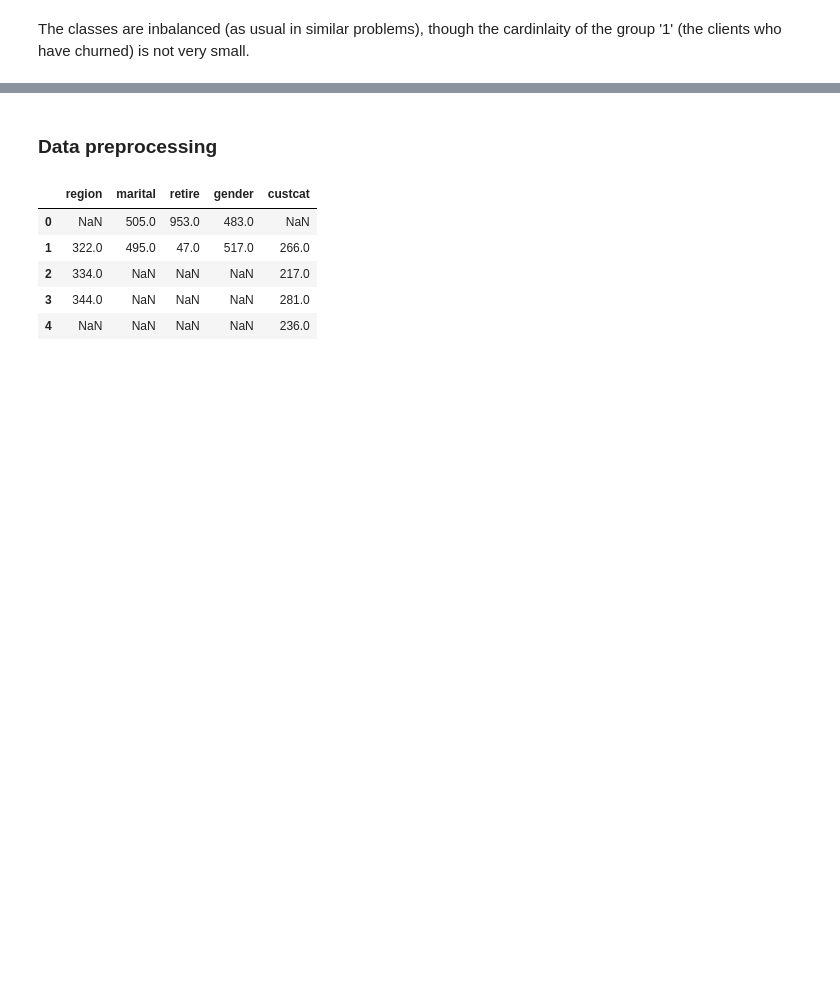
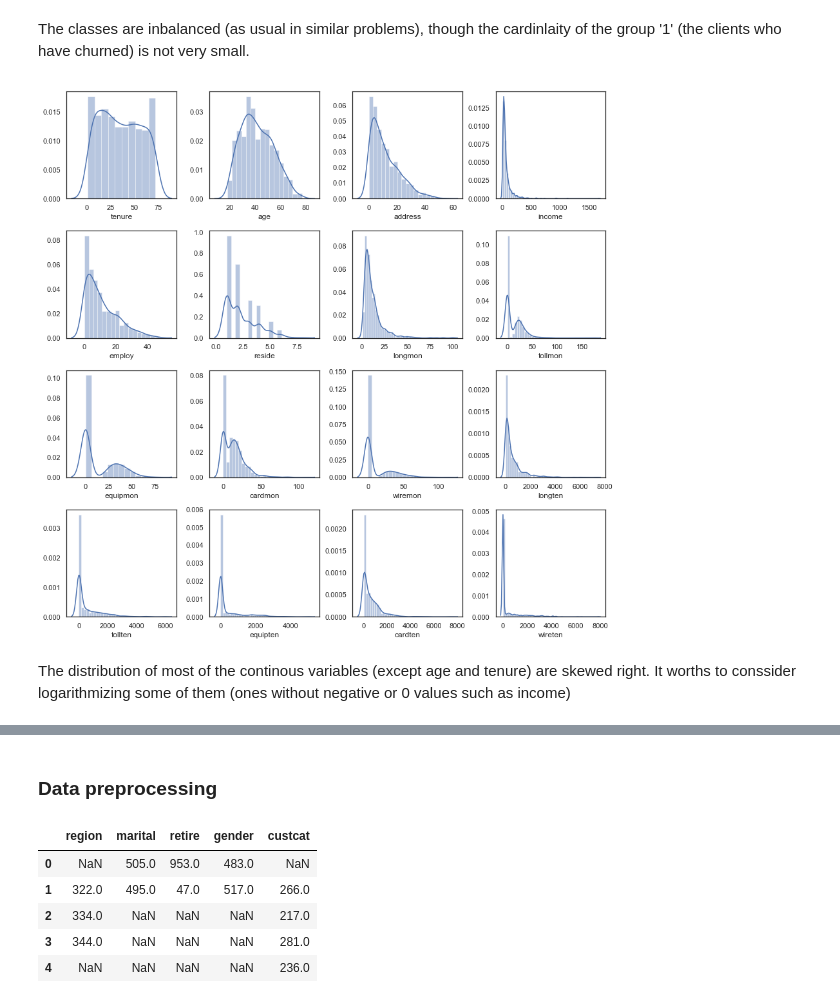
Before and after one commit to hollosy/telco_churn, a Jupyter notebook: Churn prediction.ipynb, the cells around one changed output, grey strips where cells are left out. Cells and saved outputs as stored; diff of their text form; code cells hidden in the pictures; blank space fills up the shorter version.

```diff
--- a/Churn prediction.ipynb
+++ b/Churn prediction.ipynb
@@ -76,2 +79,20 @@ sns.countplot(x = 'churn', data = data).set(xlabel = 'Churned', ylabel ='');
 # %% [markdown]
 The classes are inbalanced (as usual in similar problems), though the cardinlaity of the group '1' (the clients who have churned) is not very small.
+# %%
+# list of categorical vraiables
+all_cat = ['region', 'marital', 'retire', 'gender', 'custcat', 'tollfree', 'equip', 'callcard', 'wireless', 'multline', 'voice', 'pager', 'internet', 'callid', 'callwait', 'forward', 'confer', 'ebill', 'churn', 'ed']
+
+# data frame of numerical variables
+data_num = data.drop(all_cat, axis = 1)
+#sns.pairplot(data.drop(all_cat, axis = 1)) # pairplot is useful  however because of the number of numerical varaibales too difficult to read
+
+# histogram of all numerical variables
+fig, axes = plt.subplots(4, 4, figsize=(15, 15))
+plt.subplots_adjust(left=None, bottom=None, right=None, top=None, wspace=0.3, hspace=0.3)
+
+for i, ax in enumerate(axes.ravel()):
+    plot = sns.distplot(data_num.iloc[:,i], ax = ax)
+# %% [output]
+[figure, added]
+# %% [markdown]
+The distribution of most of the continous variables (except age and tenure) are skewed right. It worths to conssider logarithmizing some of them (ones without negative or 0 values such as income)
```
Also changed, not shown: parts of 16 cells of this notebook.
